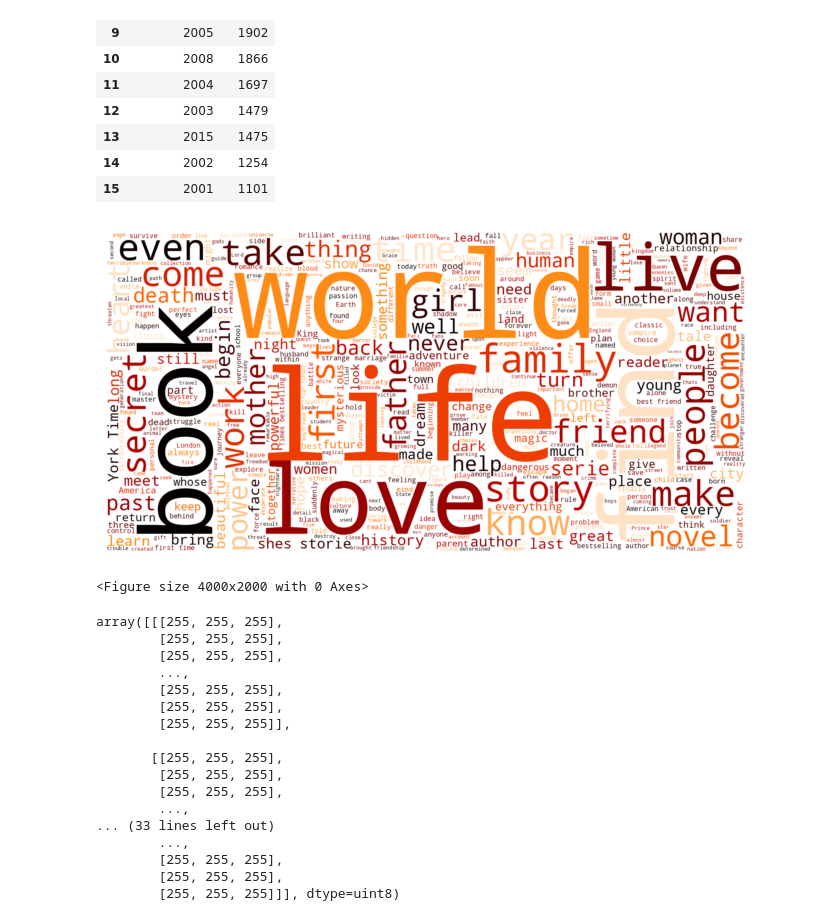
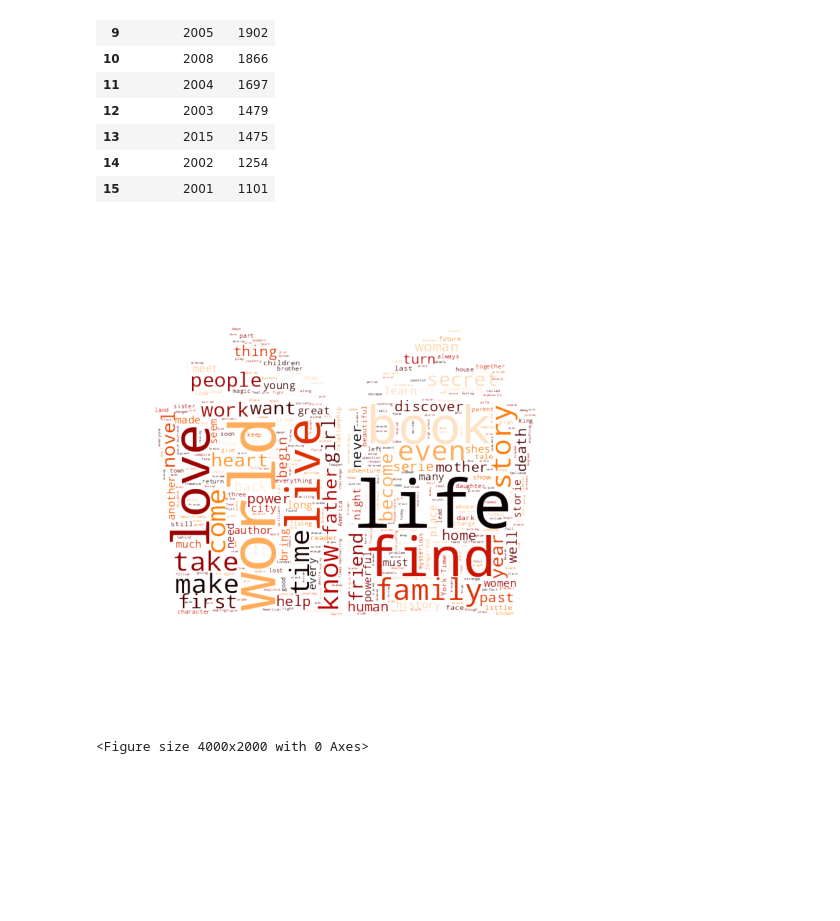
Before and after one commit to pspanoudakis/Data-Mining-Techniques-Projects, a Jupyter notebook: project2/GoodreadsBooks.ipynb, the cells around one changed output. Saved outputs shown, nothing was run; the diff lists cells and outputs as text; code cells hidden in the pictures; blank space fills up the shorter version.

Commit message:
`WordCloud` with image mask

```diff
--- a/project2/GoodreadsBooks.ipynb
+++ b/project2/GoodreadsBooks.ipynb
@@ -787,61 +787,43 @@ TopColumnValuesAnswerGenerator().registerQuestion({
 | 15 | 2001 | 1101 |
 # %%
 def displayWordcloud(text: str):
+
+    def downloadWordMask() -> "np.ndarray | None":
+        IMG_PATH = 'https://img.freepik.com/premium-vector/book-logo_535345-3487.jpg'
+
+        res = requests.get(IMG_PATH)
+
+        if res.ok:
+            return np.array( Image.open(io.BytesIO(res.content)) )
+        else:
+            return None
+
     stopWordsSet = set()
     stopWordsSet.update(wordcloud.STOPWORDS)
     stopWordsSet.update(nltk.corpus.stopwords.words('english'))
     cloud = WordCloud(
-        background_color='white',
+        background_color="rgba(255, 255, 255, 0)", mode="RGBA",
         colormap=plt.colormaps['gist_heat'],
         width=2000, height=1000,
         max_words=500,
         min_word_length=4,
-        stopwords=stopWordsSet
+        stopwords=stopWordsSet,
+        mask=downloadWordMask()
     ).generate(text)
 
     plt.axis("off")
     plt.tight_layout(pad=0)
     plt.imshow(cloud, interpolation='bilinear')
     plt.figure(figsize=(40, 20))
     plt.show()
 
 descriptionsTotal = (
     ' '.join(d for d in dataDf[DataColumn.DESCRIPTION])
     .translate(str.maketrans('', '', string.punctuation))
 )
 displayWordcloud(descriptionsTotal)
 # %% [output]
-[figure, old version]
+[figure, new version]
 <Figure size 4000x2000 with 0 Axes>
-# %%
-def downloadWordMask() -> "np.ndarray | None":
-    IMG_PATH = 'https://img.freepik.com/premium-vector/book-logo_535345-3487.jpg'
-
-    res = requests.get(IMG_PATH)
-
-    if res.ok:
-        return np.array( Image.open(io.BytesIO(res.content)) )
-    else:
-        return None
-
-downloadWordMask()
-# %% [output]
-array([[[255, 255, 255],
-        [255, 255, 255],
-        [255, 255, 255],
-        ...,
-        [255, 255, 255],
-        [255, 255, 255],
-        [255, 255, 255]],
-
-       [[255, 255, 255],
-        [255, 255, 255],
-        [255, 255, 255],
-        ...,
-... (33 lines left out)
-        ...,
-        [255, 255, 255],
-        [255, 255, 255],
-        [255, 255, 255]]], dtype=uint8)
 # %%
 # temp = dataDf[[DataColumn.GENRES, DataColumn.AWARDS]]
```
Also changed, not shown: parts of 1 cell of this notebook.
